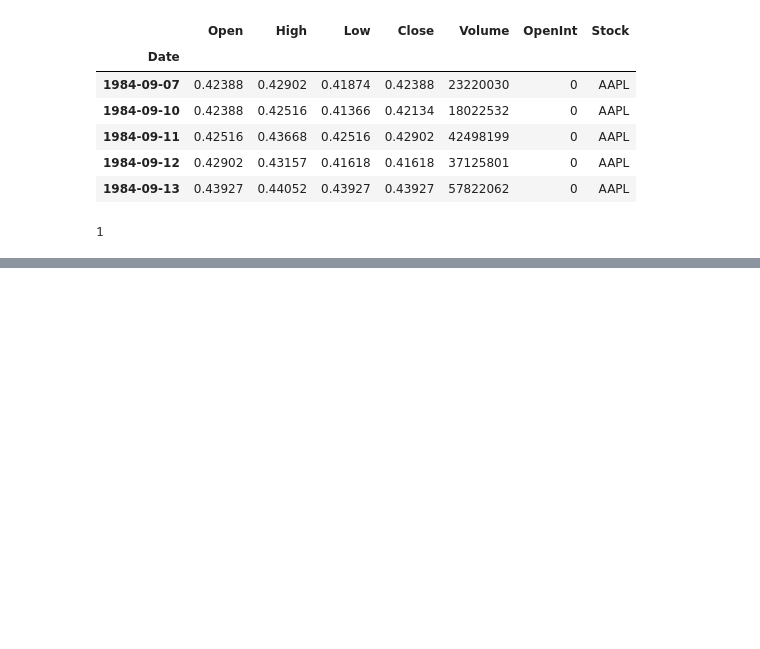
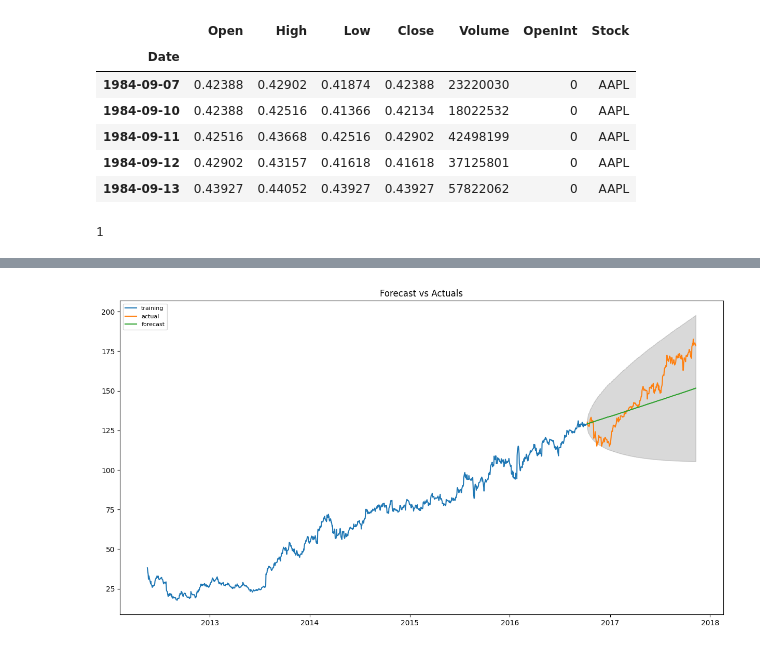
Before and after one commit to DaiVo20/Stock-Price-Prediction, a Jupyter notebook: ARIMA.ipynb, the cells around one changed output, grey strips where cells are left out. Cells and saved outputs as stored; diff of their text form; code cells hidden in the pictures; blank space fills up the shorter version.

```diff
--- a/ARIMA.ipynb
+++ b/ARIMA.ipynb
@@ -187,0 +232,4 @@ RMSE(TSLA_Model,TSLA_train,TSLA_test)
+# %%
+Forecast_Plot(FB_Model,FB_train,FB_test)
+# %% [output]
+[figure, added]
```
Also changed, not shown: parts of 30 cells of this notebook.
